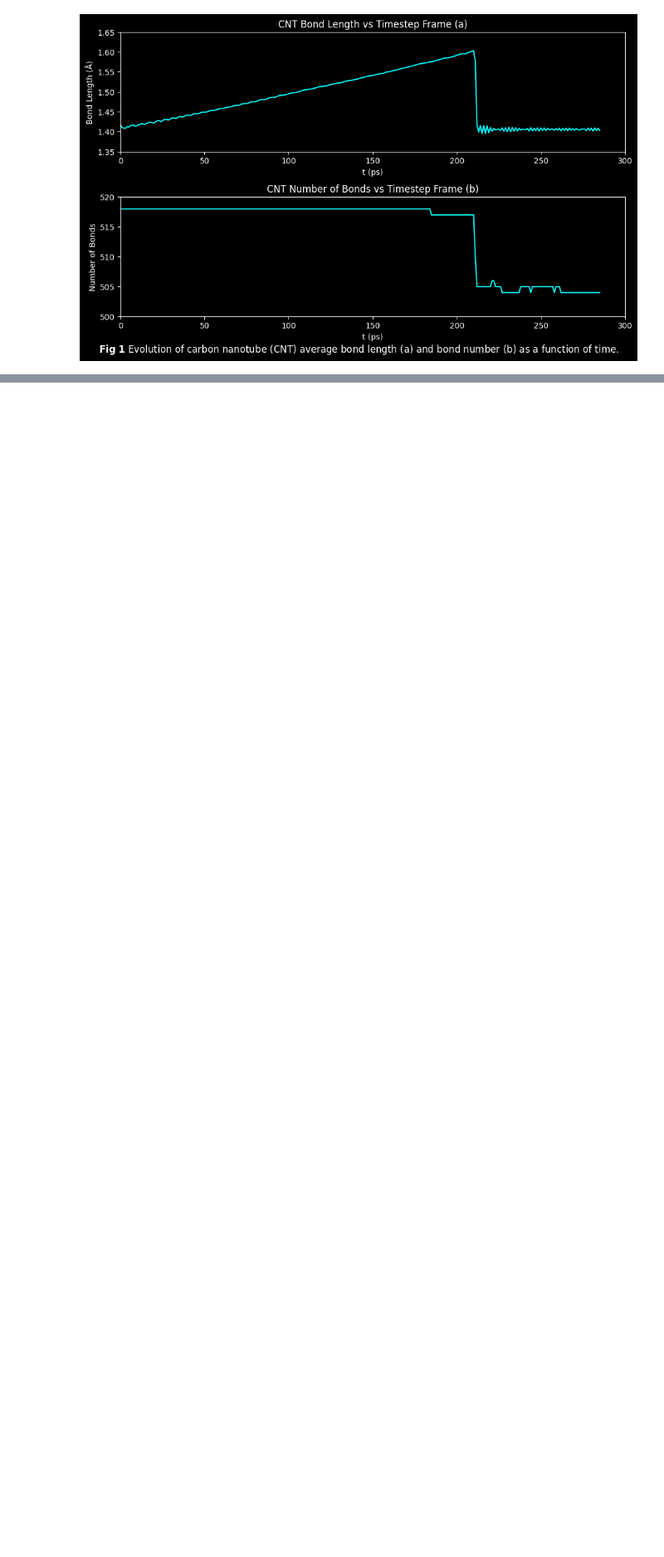
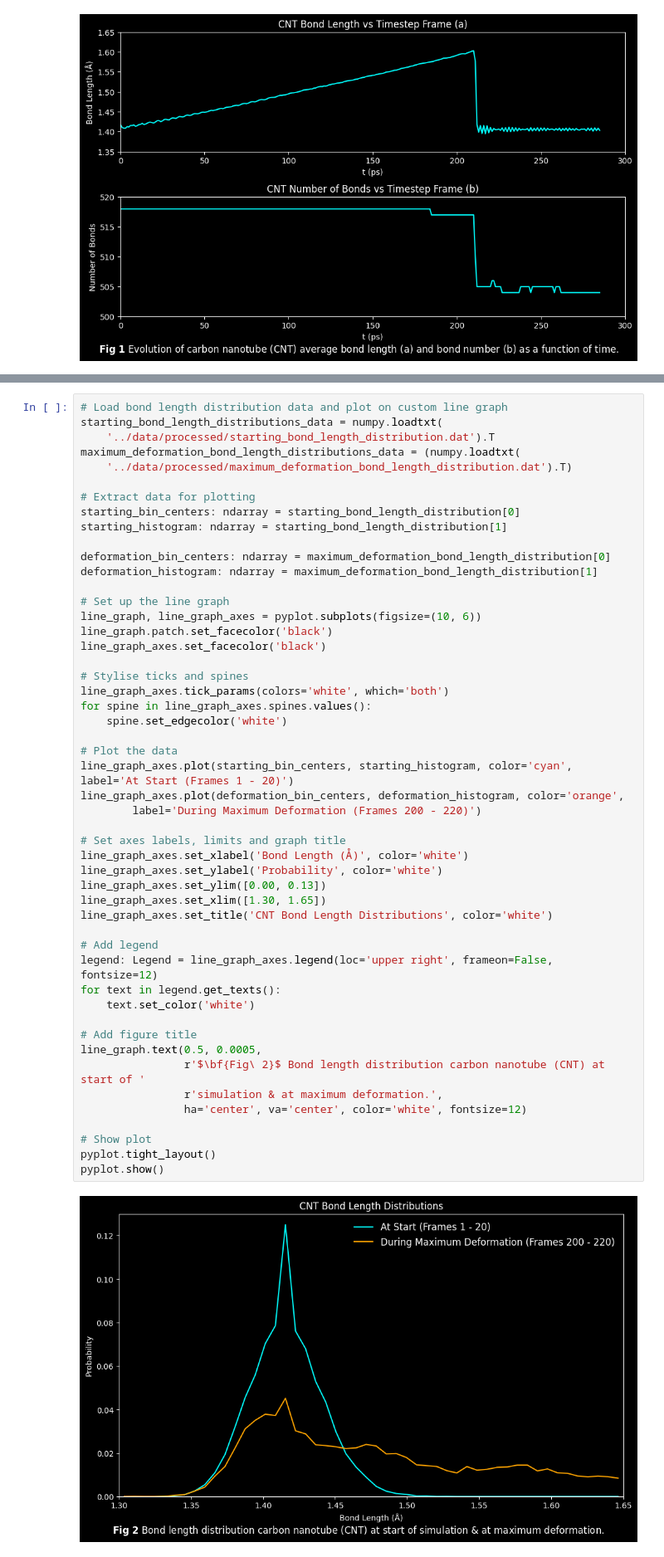
Before and after one commit to c-vandenberg/lammps-tutorials, a Jupyter notebook: simon-gravelle/md_analysis_tutorial/carbon_nanotube_deformation/cnt_breakable_bonds/notebooks/breakable_cnt_bond_count.ipynb, the cells around one changed output, grey strips where cells are left out. Shown at 83% size. Saved outputs shown, nothing was run; the diff lists cells and outputs as text; blank space fills up the shorter version.

Commit message:
Refactor names, comments and add bond length distribution logic to Jupyter notebook

```diff
--- a/simon-gravelle/md_analysis_tutorial/carbon_nanotube_deformation/cnt_breakable_bonds/notebooks/breakable_cnt_bond_count.ipynb
+++ b/simon-gravelle/md_analysis_tutorial/carbon_nanotube_deformation/cnt_breakable_bonds/notebooks/breakable_cnt_bond_count.ipynb
@@ -212,0 +241,52 @@ for timstep in md_universe.trajectory:
+# %%
+# Load bond length distribution data and plot on custom line graph
+starting_bond_length_distributions_data = numpy.loadtxt(
+    '../data/processed/starting_bond_length_distribution.dat').T
+maximum_deformation_bond_length_distributions_data = (numpy.loadtxt(
+    '../data/processed/maximum_deformation_bond_length_distribution.dat').T)
+
+# Extract data for plotting
+starting_bin_centers: ndarray = starting_bond_length_distribution[0]
+starting_histogram: ndarray = starting_bond_length_distribution[1]
+
+deformation_bin_centers: ndarray = maximum_deformation_bond_length_distribution[0]
+deformation_histogram: ndarray = maximum_deformation_bond_length_distribution[1]
+
+# Set up the line graph
+line_graph, line_graph_axes = pyplot.subplots(figsize=(10, 6))
+line_graph.patch.set_facecolor('black')
+line_graph_axes.set_facecolor('black')
+
+# Stylise ticks and spines
+line_graph_axes.tick_params(colors='white', which='both')
+for spine in line_graph_axes.spines.values():
+    spine.set_edgecolor('white')
+
+# Plot the data
+line_graph_axes.plot(starting_bin_centers, starting_histogram, color='cyan', label='At Start (Frames 1 - 20)')
+line_graph_axes.plot(deformation_bin_centers, deformation_histogram, color='orange',
+        label='During Maximum Deformation (Frames 200 - 220)')
+
+# Set axes labels, limits and graph title
+line_graph_axes.set_xlabel('Bond Length (Å)', color='white')
+line_graph_axes.set_ylabel('Probability', color='white')
+line_graph_axes.set_ylim([0.00, 0.13])
+line_graph_axes.set_xlim([1.30, 1.65])
+line_graph_axes.set_title('CNT Bond Length Distributions', color='white')
+
+# Add legend
+legend: Legend = line_graph_axes.legend(loc='upper right', frameon=False, fontsize=12)
+for text in legend.get_texts():
+    text.set_color('white')
+
+# Add figure title
+line_graph.text(0.5, 0.0005,
+                r'$\bf{Fig\ 2}$ Bond length distribution carbon nanotube (CNT) at start of '
+                r'simulation & at maximum deformation.',
+                ha='center', va='center', color='white', fontsize=12)
+
+# Show plot
+pyplot.tight_layout()
+pyplot.show()
+# %% [output]
+[figure, added]
```
Also changed, not shown: parts of 4 cells of this notebook, 5 other files.
